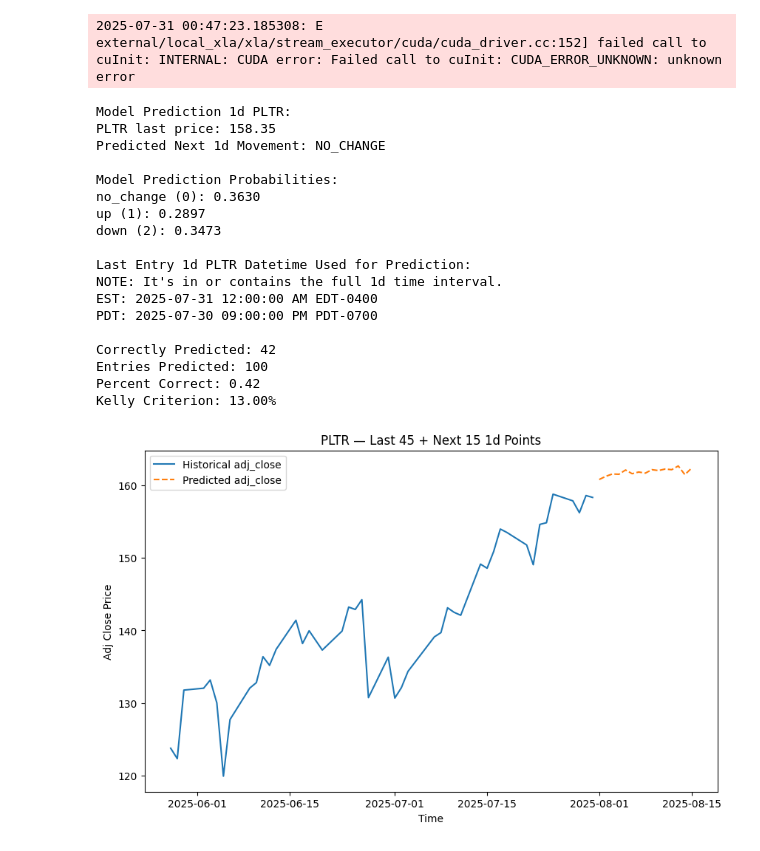
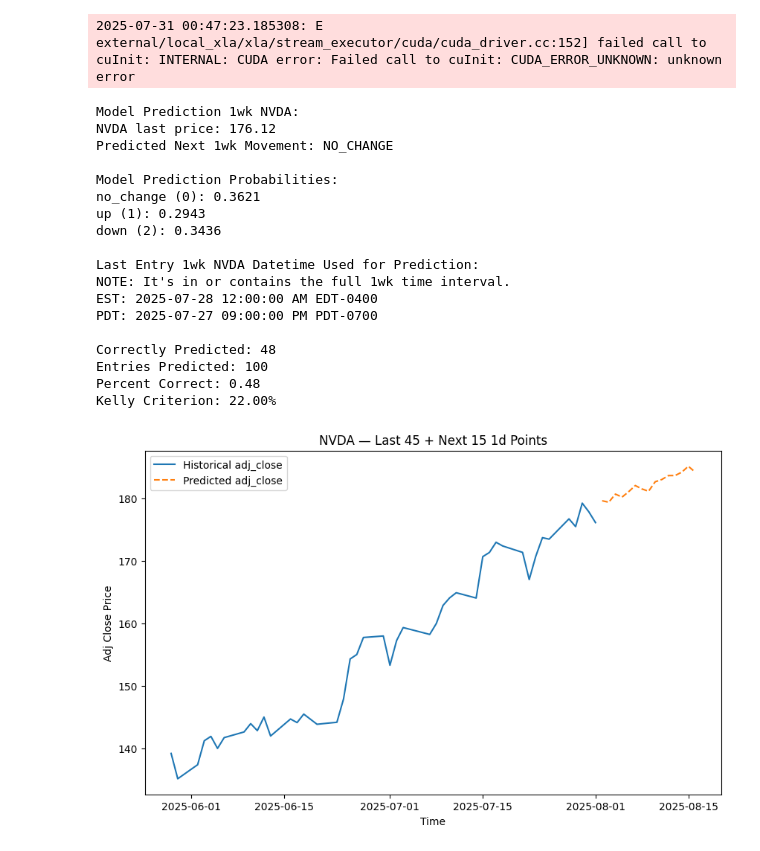
Before and after one commit to yuchild/stock_production_agg, a Jupyter notebook: validations.ipynb, the cells around one changed output. Drawn from its saved outputs; the diff is of its cells as text; code cells hidden in the pictures.

```diff
--- a/validations.ipynb
+++ b/validations.ipynb
@@ -33,8 +33,8 @@ f.make_master_table(stock_set, interval)
 # %%
 f.xg_boost_model(interval, grid_search_on=True)
 # %%
-symbol = 'pltr'.upper()
-interval = '1d'
+symbol = 'nvda'.upper()
+interval = '1wk'
 f.model_prospect(symbol, interval, build=False)
 df_val = f.model_validation(symbol, interval)
 correctly_predicted = df_val.dir_pred_match.sum()
@@ -45,33 +45,33 @@ p = correctly_predicted / entries_predicted # percent correct
 print(f'Percent Correct: {p}')
 print(f'Kelly Criterion: {f.kelly_c(p=[p], l=1, g=2)[0]:.2%}')
 # %% [output]
-Model Prediction 1d PLTR:
-PLTR last price: 158.35
-Predicted Next 1d Movement: NO_CHANGE
+Model Prediction 1wk NVDA:
+NVDA last price: 176.12
+Predicted Next 1wk Movement: NO_CHANGE
 
 Model Prediction Probabilities:
-no_change (0): 0.3630
-up (1): 0.2897
-down (2): 0.3473
+no_change (0): 0.3621
+up (1): 0.2943
+down (2): 0.3436
 
-Last Entry 1d PLTR Datetime Used for Prediction:
-NOTE: It's in or contains the full 1d time interval.
-EST: 2025-07-31 12:00:00 AM EDT-0400
-PDT: 2025-07-30 09:00:00 PM PDT-0700
+Last Entry 1wk NVDA Datetime Used for Prediction:
+NOTE: It's in or contains the full 1wk time interval.
+EST: 2025-07-28 12:00:00 AM EDT-0400
+PDT: 2025-07-27 09:00:00 PM PDT-0700
 
-Correctly Predicted: 42
+Correctly Predicted: 48
 Entries Predicted: 100
-Percent Correct: 0.42
-Kelly Criterion: 13.00%
+Percent Correct: 0.48
+Kelly Criterion: 22.00%
 # %%
 # regressor model
 # Train the 15-step-ahead model on your aggregated data:
 f.xg_boost_reg_model(interval="1m", grid_search_on=True)
 # %%
 # Then for any symbol, plot the last 45 days plus the next 15-day forecast:
-f.plot_adj_close("pltr", interval="1d")
+f.plot_adj_close("nvda", interval="1d")
 # %% [output]
-[figure, old version]
+[figure, new version]
 # %%
 import os
 import warnings
```
Also changed, not shown: 4 other files.
